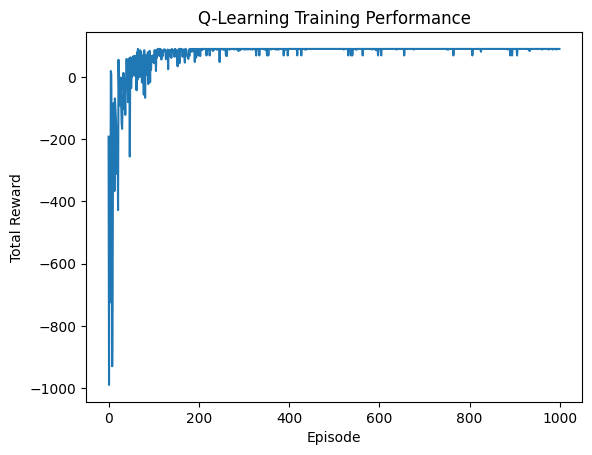
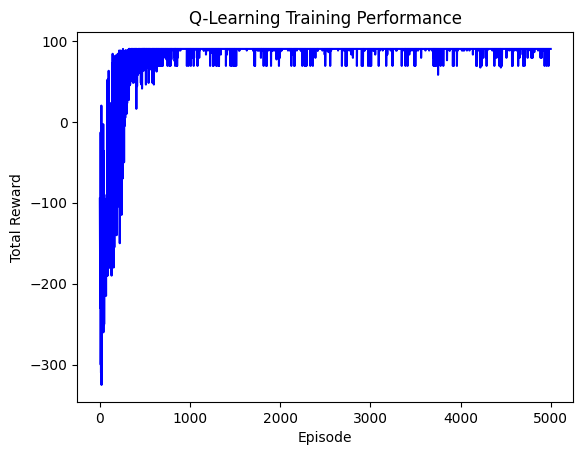
Code edit (unified diff) that turned the first committed figure into the second:
--- before
+++ after
@@ -1,5 +1,5 @@
 import matplotlib.pyplot as plt
 
-plt.plot(reward_list)
+plt.plot(reward_list, color='blue')
 plt.xlabel('Episode')
 plt.ylabel('Total Reward')

Commit: start dqn